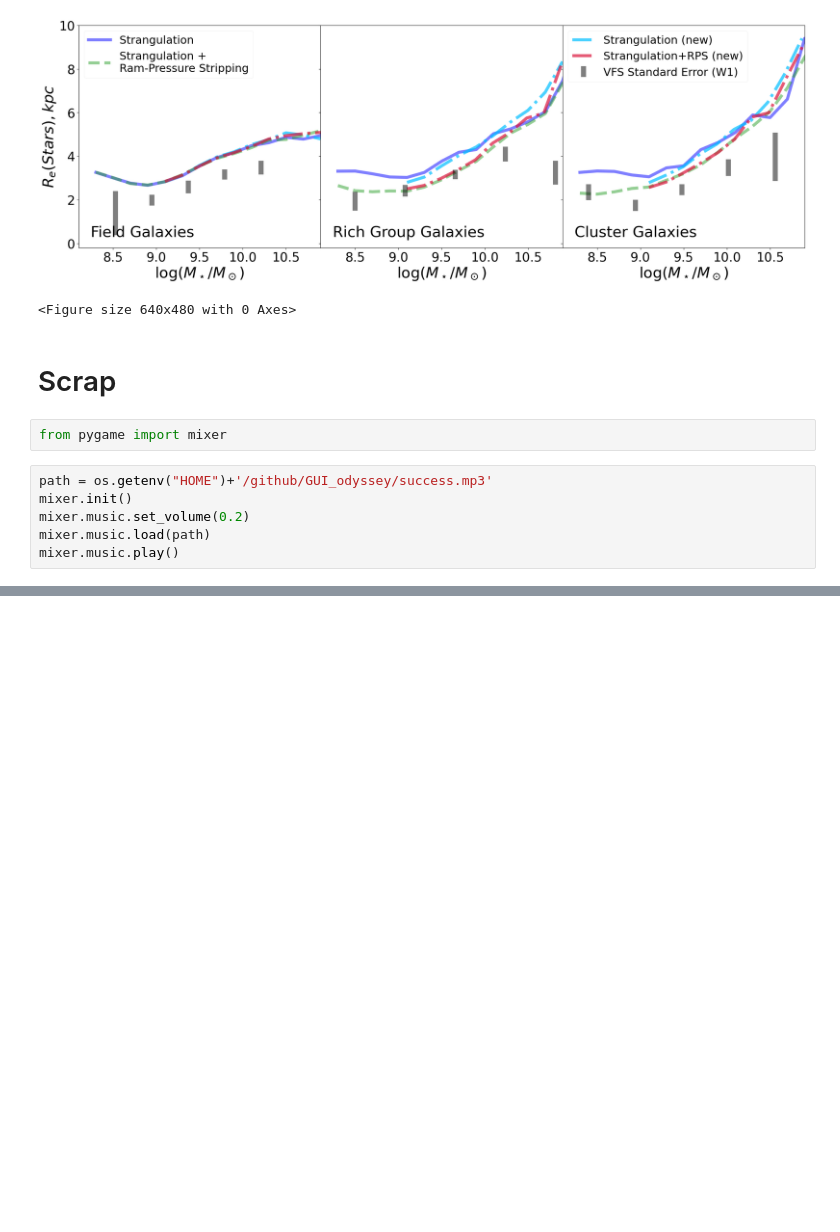
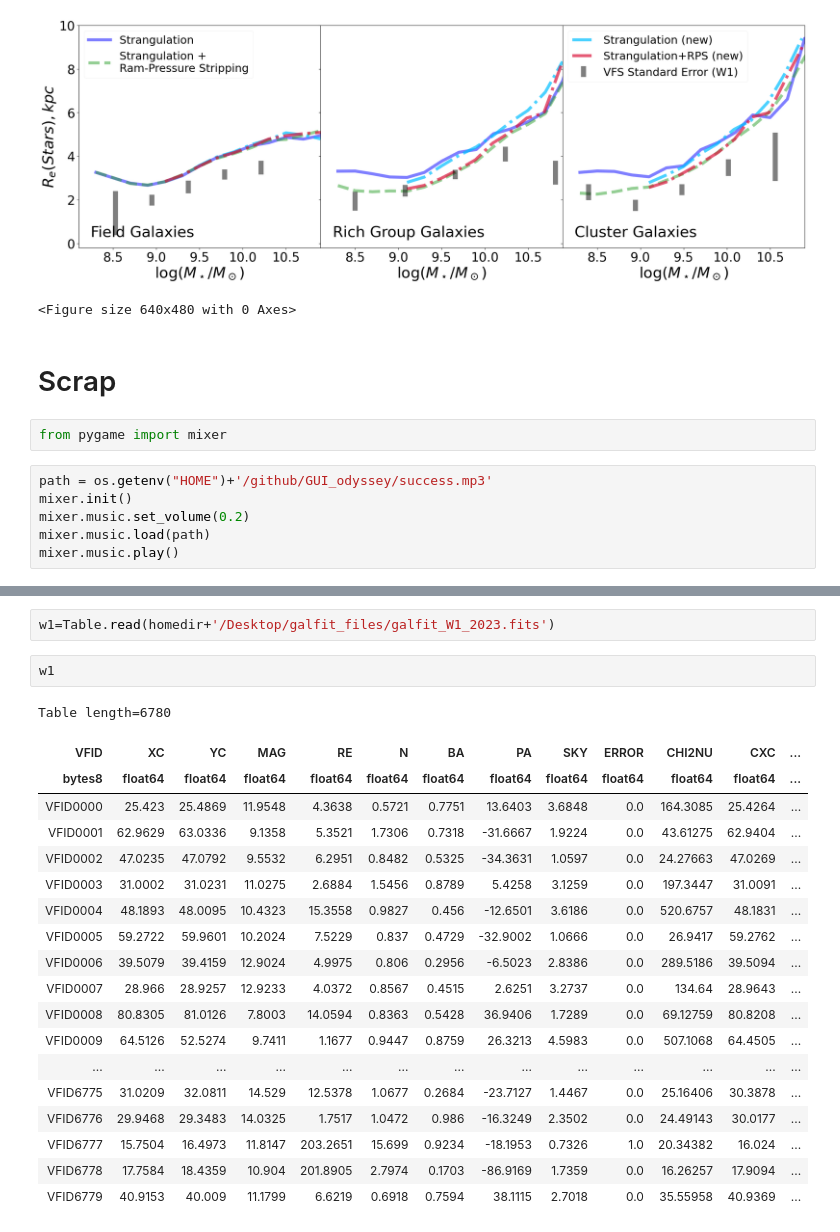
Before and after one commit to Kyssuber/research, a Jupyter notebook: data_analysis/virgowise_plots.ipynb, the cells around one changed output, grey strips where cells are left out. Cells and saved outputs as stored; diff of their text form; blank space fills up the shorter version.

```diff
--- a/data_analysis/virgowise_plots.ipynb
+++ b/data_analysis/virgowise_plots.ipynb
@@ -504,0 +583,24 @@ array([ True,  True, False, False, False, False, False, False, False,
+# %%
+w1=Table.read(homedir+'/Desktop/galfit_files/galfit_W1_2023.fits')
+# %%
+w1
+# %% [output]
+Table length=6780
+| VFID | XC | YC | MAG | RE | N | BA | PA | SKY | ERROR | CHI2NU | CXC | ... |
+| bytes8 | float64 | float64 | float64 | float64 | float64 | float64 | float64 | float64 | float64 | float64 | float64 | ... |
+| VFID0000 | 25.423 | 25.4869 | 11.9548 | 4.3638 | 0.5721 | 0.7751 | 13.6403 | 3.6848 | 0.0 | 164.3085 | 25.4264 | ... |
+| VFID0001 | 62.9629 | 63.0336 | 9.1358 | 5.3521 | 1.7306 | 0.7318 | -31.6667 | 1.9224 | 0.0 | 43.61275 | 62.9404 | ... |
+| VFID0002 | 47.0235 | 47.0792 | 9.5532 | 6.2951 | 0.8482 | 0.5325 | -34.3631 | 1.0597 | 0.0 | 24.27663 | 47.0269 | ... |
+| VFID0003 | 31.0002 | 31.0231 | 11.0275 | 2.6884 | 1.5456 | 0.8789 | 5.4258 | 3.1259 | 0.0 | 197.3447 | 31.0091 | ... |
+| VFID0004 | 48.1893 | 48.0095 | 10.4323 | 15.3558 | 0.9827 | 0.456 | -12.6501 | 3.6186 | 0.0 | 520.6757 | 48.1831 | ... |
+| VFID0005 | 59.2722 | 59.9601 | 10.2024 | 7.5229 | 0.837 | 0.4729 | -32.9002 | 1.0666 | 0.0 | 26.9417 | 59.2762 | ... |
+| VFID0006 | 39.5079 | 39.4159 | 12.9024 | 4.9975 | 0.806 | 0.2956 | -6.5023 | 2.8386 | 0.0 | 289.5186 | 39.5094 | ... |
+| VFID0007 | 28.966 | 28.9257 | 12.9233 | 4.0372 | 0.8567 | 0.4515 | 2.6251 | 3.2737 | 0.0 | 134.64 | 28.9643 | ... |
+| VFID0008 | 80.8305 | 81.0126 | 7.8003 | 14.0594 | 0.8363 | 0.5428 | 36.9406 | 1.7289 | 0.0 | 69.12759 | 80.8208 | ... |
+| VFID0009 | 64.5126 | 52.5274 | 9.7411 | 1.1677 | 0.9447 | 0.8759 | 26.3213 | 4.5983 | 0.0 | 507.1068 | 64.4505 | ... |
+| ... | ... | ... | ... | ... | ... | ... | ... | ... | ... | ... | ... | ... |
+| VFID6775 | 31.0209 | 32.0811 | 14.529 | 12.5378 | 1.0677 | 0.2684 | -23.7127 | 1.4467 | 0.0 | 25.16406 | 30.3878 | ... |
+| VFID6776 | 29.9468 | 29.3483 | 14.0325 | 1.7517 | 1.0472 | 0.986 | -16.3249 | 2.3502 | 0.0 | 24.49143 | 30.0177 | ... |
+| VFID6777 | 15.7504 | 16.4973 | 11.8147 | 203.2651 | 15.699 | 0.9234 | -18.1953 | 0.7326 | 1.0 | 20.34382 | 16.024 | ... |
+| VFID6778 | 17.7584 | 18.4359 | 10.904 | 201.8905 | 2.7974 | 0.1703 | -86.9169 | 1.7359 | 0.0 | 16.26257 | 17.9094 | ... |
+| VFID6779 | 40.9153 | 40.009 | 11.1799 | 6.6219 | 0.6918 | 0.7594 | 38.1115 | 2.7018 | 0.0 | 35.55958 | 40.9369 | ... |
```
Also changed, not shown: parts of 20 cells of this notebook, 4 other files.
